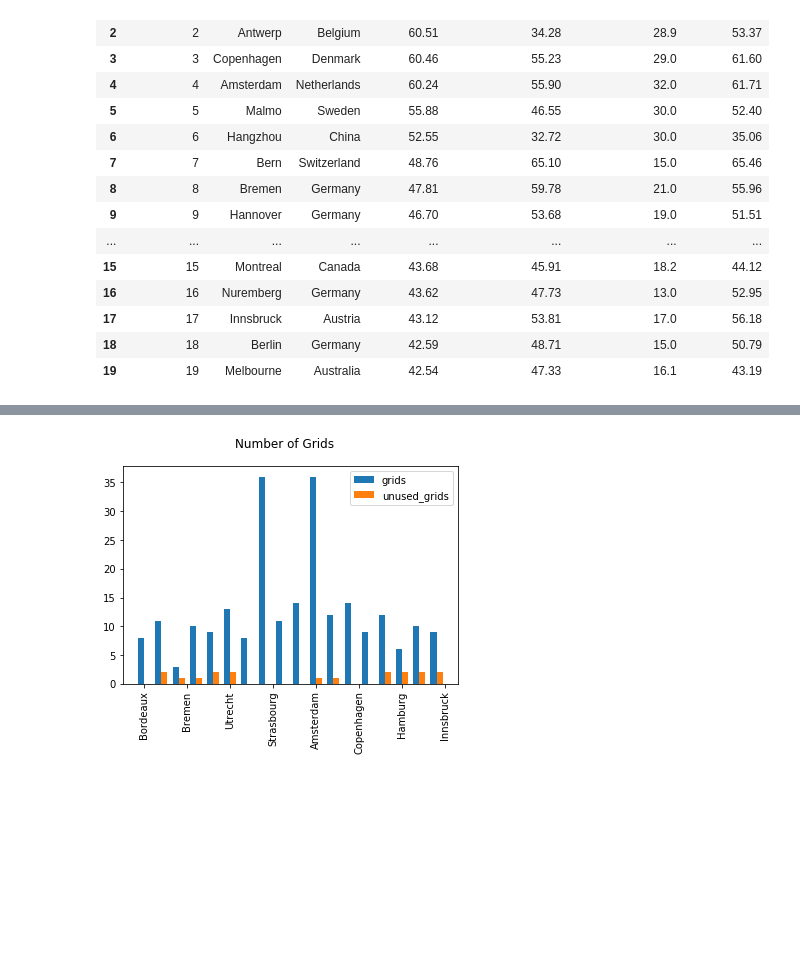
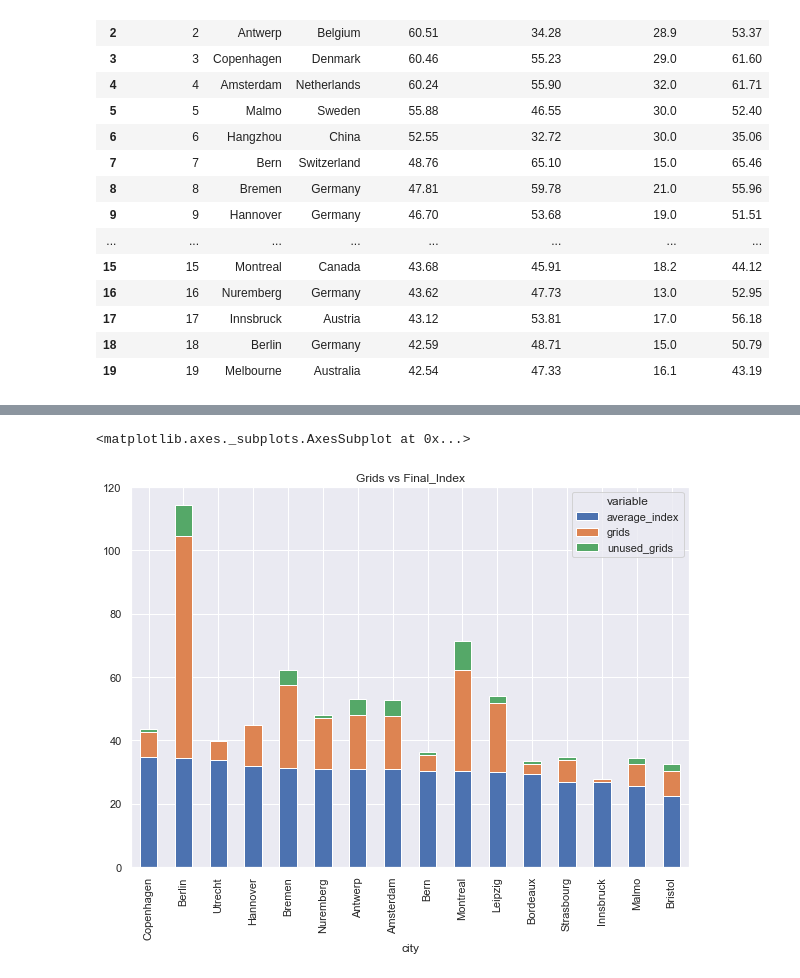
Before and after one commit to DchemistRae/Bikeability_calculator, a Jupyter notebook: result_analysis.ipynb, the cells around one changed output, grey strips where cells are left out. Cells and saved outputs as stored; diff of their text form; code cells hidden in the pictures; blank space fills up the shorter version.

```diff
--- a/result_analysis.ipynb
+++ b/result_analysis.ipynb
@@ -109,13 +109,8 @@ ax[1,1].legend(loc = 'top right')
-# %%
-import numpy as np
-x = np.arange(len(df))
-width = 0.35
-fig, ax = plt.subplots()
-fig.suptitle('Number of Grids')
-ax1 = ax.bar(x - width/2, df['grids'], width, label='grids')
-ax2 = ax.bar(x + width/2, df['unused_grids'], width, label='unused_grids')
-ax.legend()
-ax.set_xticklabels(df['city'], rotation = 90)
-plt.show()
-# %% [output]
-[figure, removed]
+# %%
+melted =pd.melt(df, id_vars = ['city'], value_vars= ['grids','unused_grids','average_index'])
+pivot_df = melted.pivot(index='city', columns='variable', values='value')
+#Note: .loc[:,['Jan','Feb', 'Mar']] is used here to rearrange the layer ordering
+pivot_df.loc[:,['average_index','grids','unused_grids']].sort_values('average_index', ascending=False).plot.bar(stacked=True, figsize=(10,7),title ='Grids vs Final_Index')
+# %% [output]
+<matplotlib.axes._subplots.AxesSubplot at 0x...>
+[figure, added]
```
Also changed, not shown: parts of 5 cells of this notebook, 24 other files.
